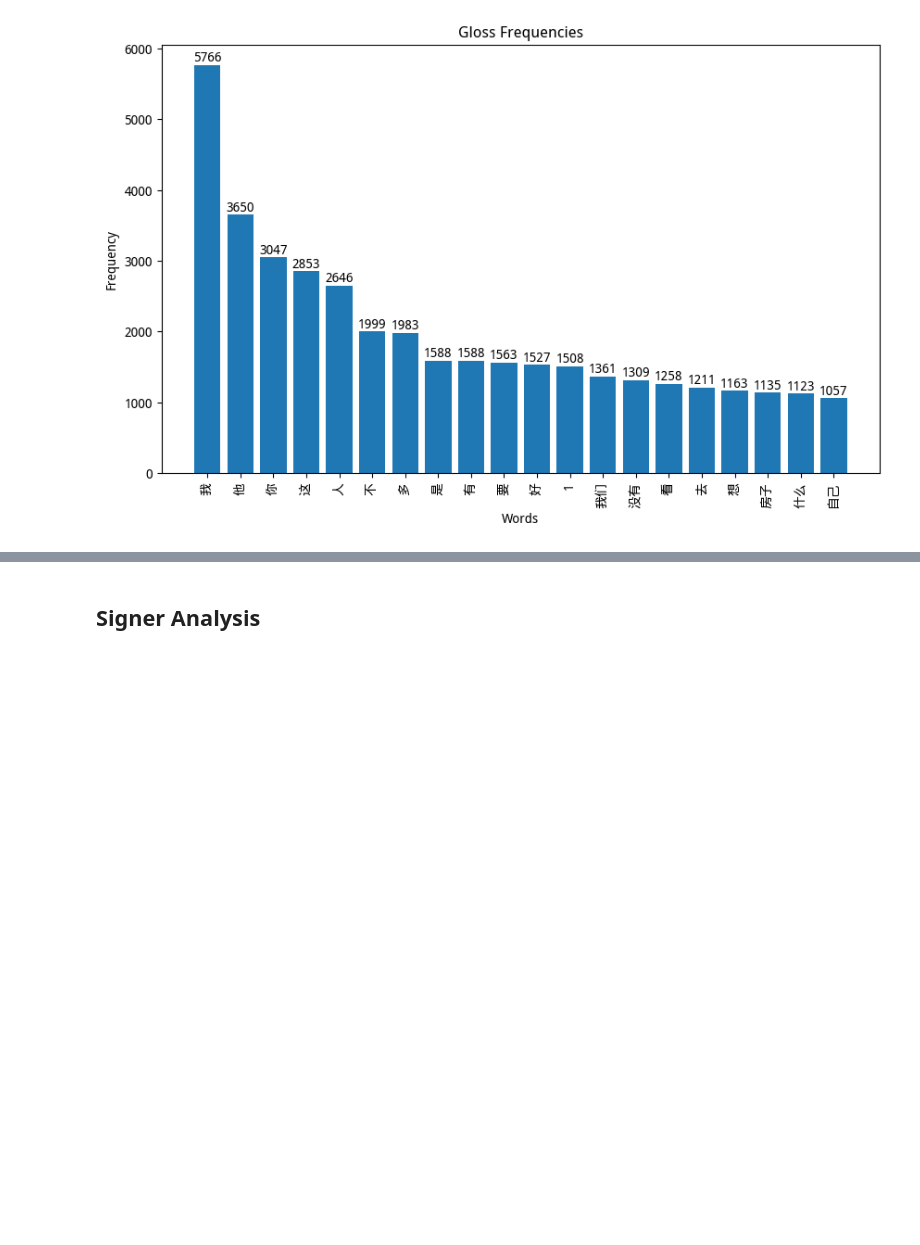
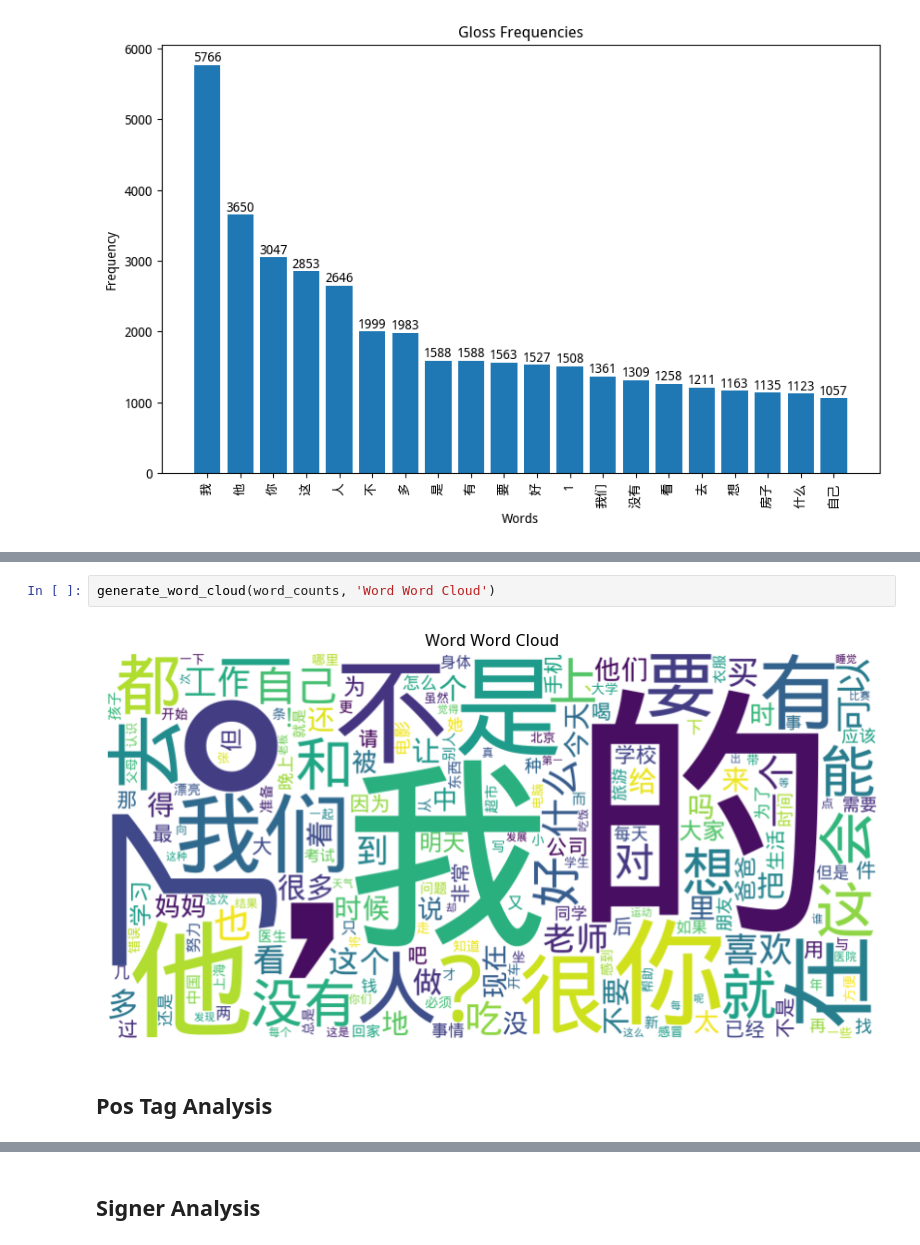
Before and after one commit to hsuzjx/SLRT, a Jupyter notebook: notebooks/data_analysis/csl_daily.ipynb, the cells around one changed output, grey strips where cells are left out. Saved outputs shown, nothing was run; the diff lists cells and outputs as text; blank space fills up the shorter version.

```diff
--- a/notebooks/data_analysis/csl_daily.ipynb
+++ b/notebooks/data_analysis/csl_daily.ipynb
@@ -182,0 +210,6 @@ generate_word_cloud(gloss_counts, 'Gloss Word Cloud')
+# %%
+generate_word_cloud(word_counts, 'Word Word Cloud')
+# %% [output]
+[figure, added]
+# %% [markdown]
+## Pos Tag Analysis
```
Also changed, not shown: parts of 9 cells of this notebook.
